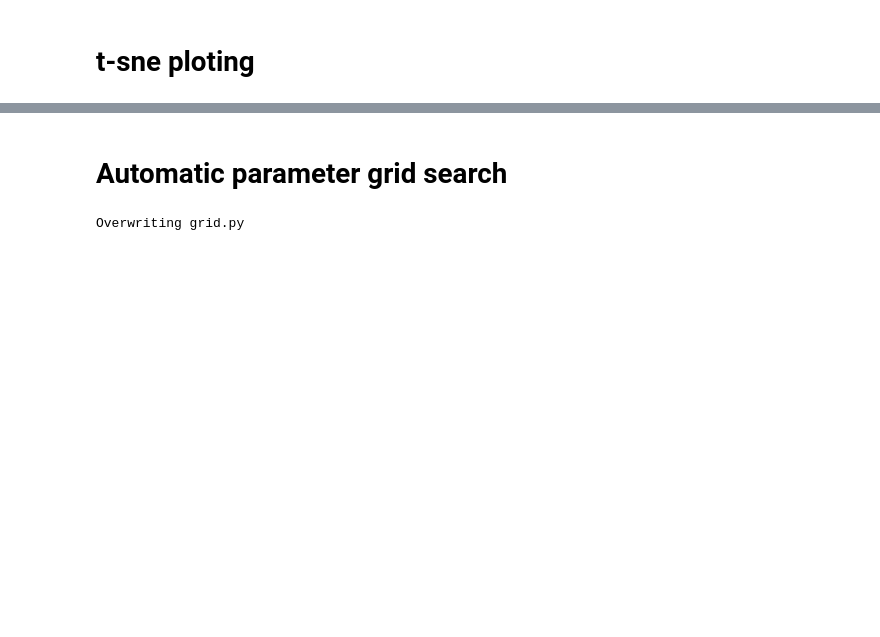
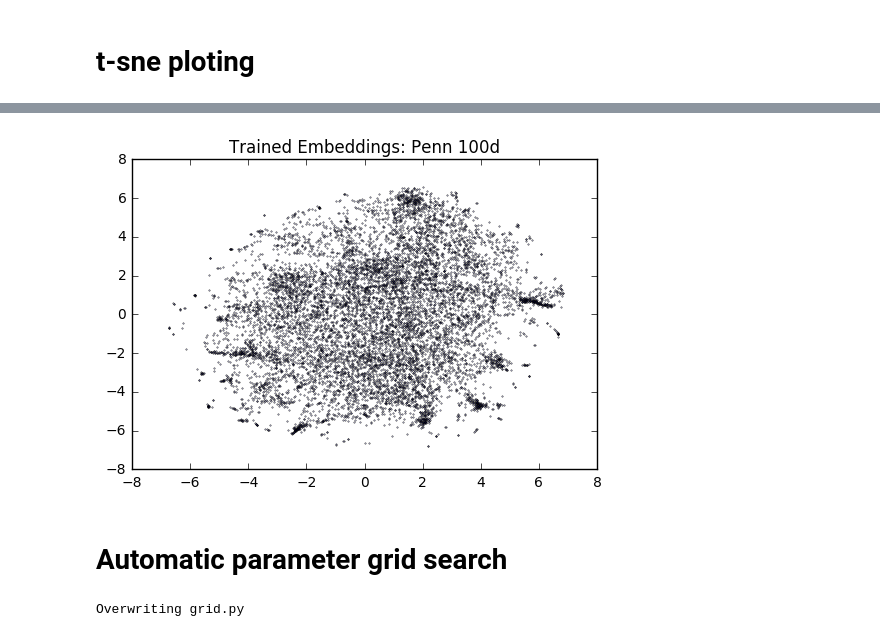
Before and after one commit to ZhuoruLin/DSGA1008_A2, a Jupyter notebook: codes/p6_exploration.ipynb, the cells around one changed output, grey strips where cells are left out. Cells and saved outputs as stored; diff of their text form; code cells hidden in the pictures; blank space fills up the shorter version.

```diff
--- a/codes/p6_exploration.ipynb
+++ b/codes/p6_exploration.ipynb
@@ -39,3 +38,17 @@ FileNotFoundError: [Errno 2] No such file or directory: '/Users/zhuorulin/Docume
+# %%
+#save 100 dimension embeddings
+with open(glove_home + 'glove.6B.100d.txt') as f:
+    loaded_embeddings_100d = np.zeros((words_to_load, 50))
+    words = {}
+    ordered_words = []
+    for i, line in enumerate(f):
+        if i >= words_to_load:
+            break
+
+        s = line.split()
+        loaded_embeddings_100d[i, :] = np.asarray(s[1:])
+        words[s[0]] = i
+        ordered_words.append(s[0])
 # %%
 #To access the word embedding of certain word use the format loaded_embedings[words['someword']]
 #Example:
@@ -171,3 +228,16 @@ plt.show()
+# %%
+with open('info_dict/LSTM_2_100_500_30epcs.pk','rb') as f:
+            info_dict = pickle.load(f)
+Embeddings_LSTM_2_100_500_30epcs = info_dict['embeddings']
+representations2D = TSNE_model.fit_transform(Embeddings_LSTM_2_100_500_30epcs)
+# %%
+plt.scatter(representations2D[:,0],representations2D[:,1],s=0.1)
+#for word_idx,word in enumerate(words_to_plot):
+#    plt.annotate(word,representations2D[word_idx])
+plt.title('Trained Embeddings: Penn 100d')
+plt.show()
+# %% [output]
+[figure, added]
 # %% [markdown]
 # Automatic parameter grid search
 # %%
```
Also changed, not shown: parts of 27 cells of this notebook, 22 other files.
